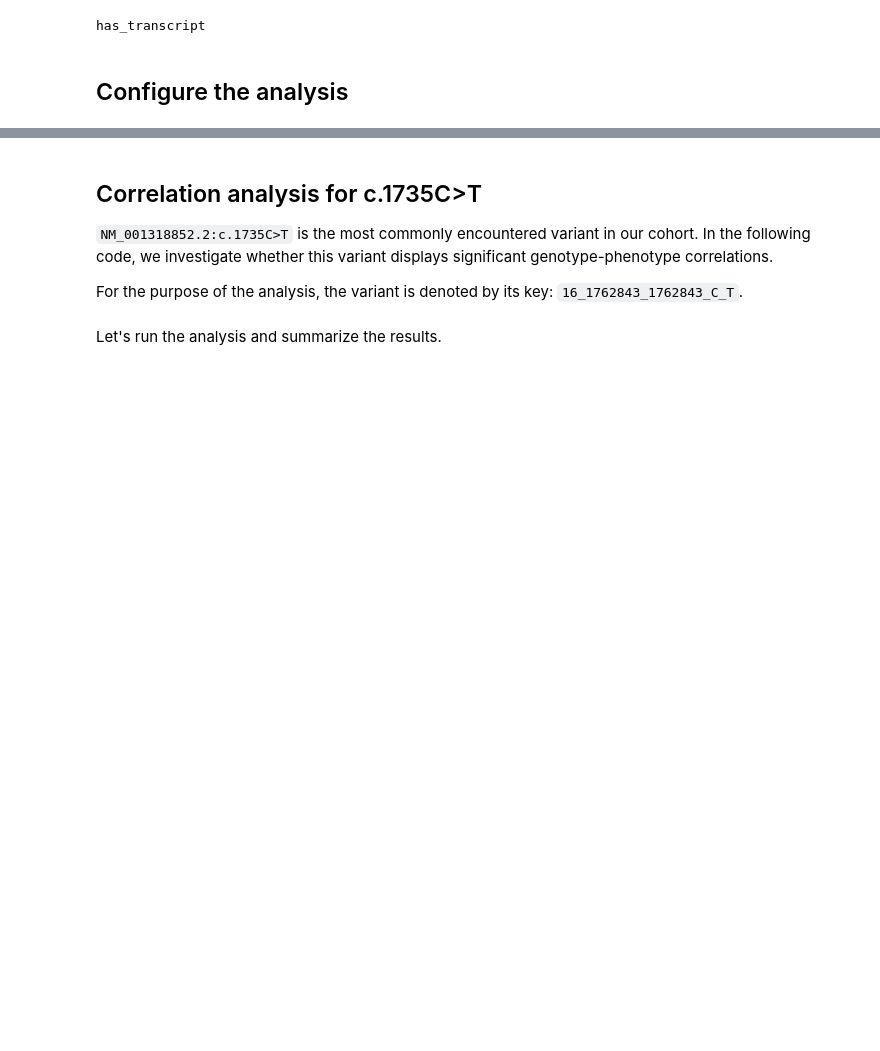
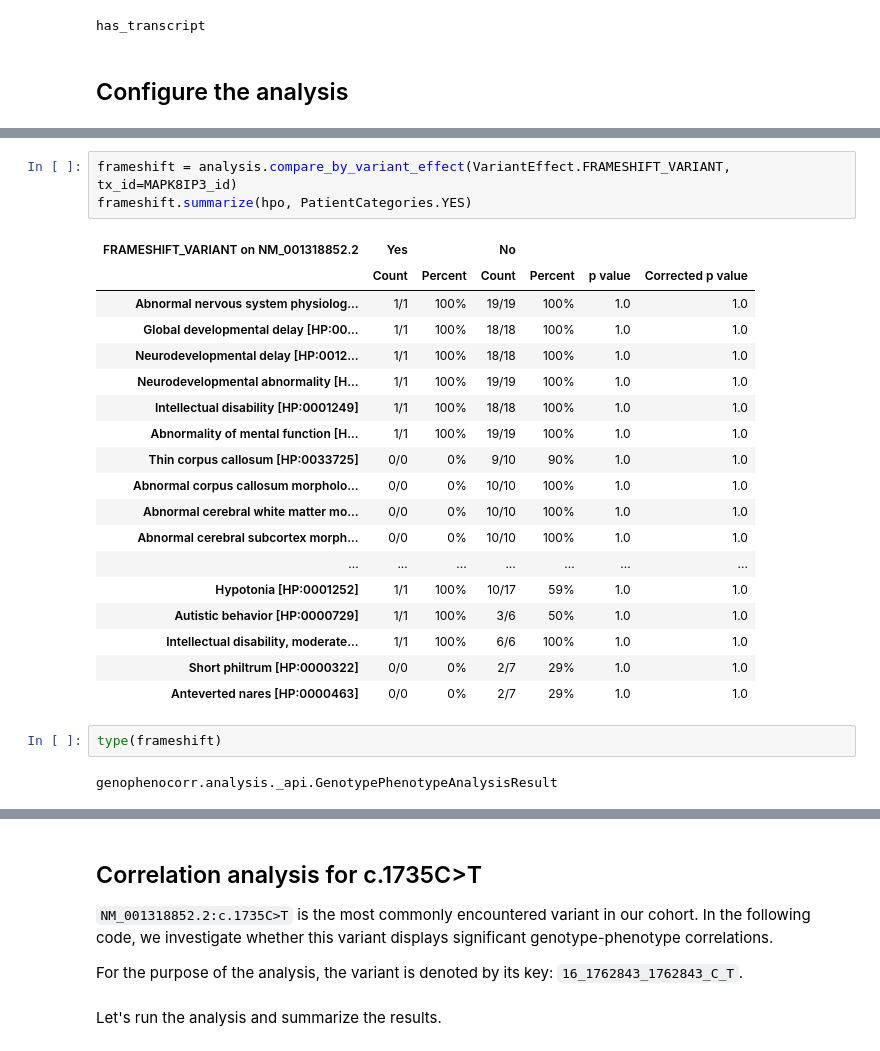
Before and after one commit to monarch-initiative/gpsea, a Jupyter notebook: notebooks/MAPK8IP3/MAPK8IP3.ipynb, the cells around one changed output, grey strips where cells are left out. Saved outputs shown, nothing was run; the diff lists cells and outputs as text; blank space fills up the shorter version.

```diff
--- a/notebooks/MAPK8IP3/MAPK8IP3.ipynb
+++ b/notebooks/MAPK8IP3/MAPK8IP3.ipynb
@@ -113,0 +137,26 @@ analysis = configure_cohort_analysis(cohort, hpo)
+# %%
+frameshift = analysis.compare_by_variant_effect(VariantEffect.FRAMESHIFT_VARIANT, tx_id=MAPK8IP3_id)
+frameshift.summarize(hpo, PatientCategories.YES)
+# %% [output]
+| FRAMESHIFT_VARIANT on NM_001318852.2 | Yes |  | No |  |  |  |
+|  | Count | Percent | Count | Percent | p value | Corrected p value |
+| Abnormal nervous system physiolog... | 1/1 | 100% | 19/19 | 100% | 1.0 | 1.0 |
+| Global developmental delay [HP:00... | 1/1 | 100% | 18/18 | 100% | 1.0 | 1.0 |
+| Neurodevelopmental delay [HP:0012... | 1/1 | 100% | 18/18 | 100% | 1.0 | 1.0 |
+| Neurodevelopmental abnormality [H... | 1/1 | 100% | 19/19 | 100% | 1.0 | 1.0 |
+| Intellectual disability [HP:0001249] | 1/1 | 100% | 18/18 | 100% | 1.0 | 1.0 |
+| Abnormality of mental function [H... | 1/1 | 100% | 19/19 | 100% | 1.0 | 1.0 |
+| Thin corpus callosum [HP:0033725] | 0/0 | 0% | 9/10 | 90% | 1.0 | 1.0 |
+| Abnormal corpus callosum morpholo... | 0/0 | 0% | 10/10 | 100% | 1.0 | 1.0 |
+| Abnormal cerebral white matter mo... | 0/0 | 0% | 10/10 | 100% | 1.0 | 1.0 |
+| Abnormal cerebral subcortex morph... | 0/0 | 0% | 10/10 | 100% | 1.0 | 1.0 |
+| ... | ... | ... | ... | ... | ... | ... |
+| Hypotonia [HP:0001252] | 1/1 | 100% | 10/17 | 59% | 1.0 | 1.0 |
+| Autistic behavior [HP:0000729] | 1/1 | 100% | 3/6 | 50% | 1.0 | 1.0 |
+| Intellectual disability, moderate... | 1/1 | 100% | 6/6 | 100% | 1.0 | 1.0 |
+| Short philtrum [HP:0000322] | 0/0 | 0% | 2/7 | 29% | 1.0 | 1.0 |
+| Anteverted nares [HP:0000463] | 0/0 | 0% | 2/7 | 29% | 1.0 | 1.0 |
+# %%
+type(frameshift)
+# %% [output]
+genophenocorr.analysis._api.GenotypePhenotypeAnalysisResult
```
Also changed, not shown: parts of 8 cells of this notebook, 28 other files.
